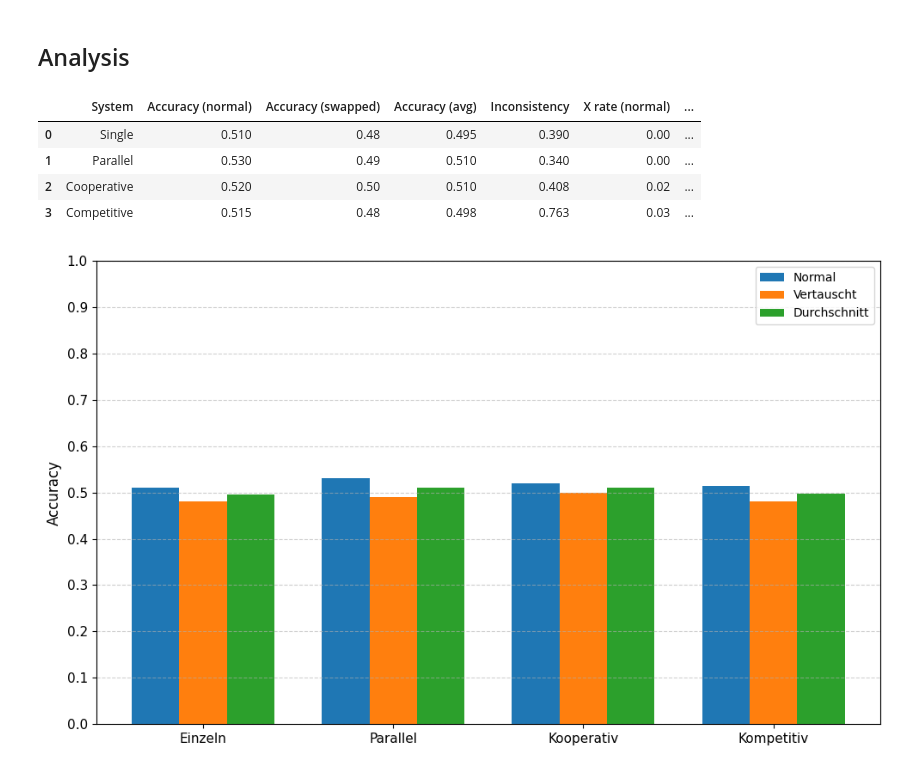
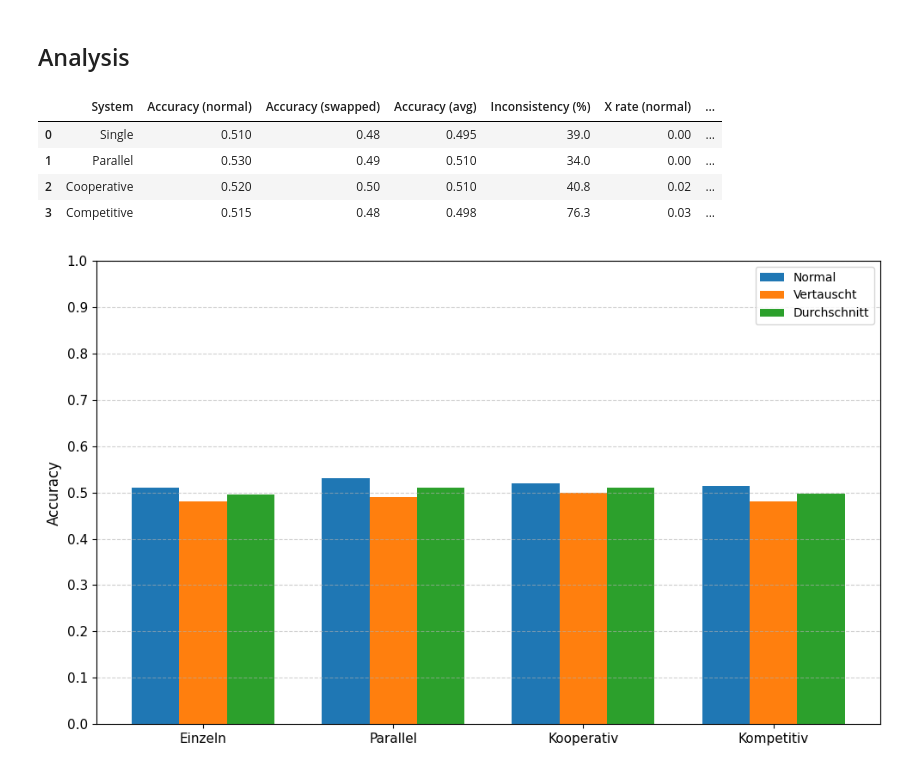
Before and after one commit to nikobiebl/Bachelorarbeit, a Jupyter notebook: JudgeBench/results.ipynb, the cells around one changed output. Drawn from its saved outputs; the diff is of its cells as text; code cells hidden in the pictures.

```diff
--- a/JudgeBench/results.ipynb
+++ b/JudgeBench/results.ipynb
@@ -28,48 +28,45 @@ for system, paths in file_paths.items():
 # Collect evaluation metrics
 results = []
 
 for system, dfs in data.items():
     df1, df2 = dfs["_1"], dfs["_2"]
 
     # Calculate accuracy (only valid A/B decisions)
     acc_1 = df1[df1["system_decision"].isin(["A", "B"])]["is_correct"].mean()
     acc_2 = df2[df2["system_decision"].isin(["A", "B"])]["is_correct"].mean()
     acc_avg = (acc_1 + acc_2) / 2
 
-    # Calculate proportion of invalid "X" responses
+    # Calculate proportion of "X" responses
     x_1 = (df1["system_decision"] == "X").mean()
     x_2 = (df2["system_decision"] == "X").mean()
 
-    # Consistency analysis (only rows with valid A/B decisions in both versions)
+    # Consistency check (only valid A/B in both versions)
     valid_mask = df1["system_decision"].isin(["A", "B"]) & df2["system_decision"].isin(["A", "B"])
-    valid_rows = df1[valid_mask].copy()
-    matching = df2[valid_mask]["system_decision"].reset_index(drop=True)
-
-    # Compare decisions to check consistency despite swapping
-    s1 = valid_rows["system_decision"].reset_index(drop=True)
+    s1 = df1[valid_mask]["system_decision"].reset_index(drop=True)
     s2 = df2[valid_mask]["system_decision"].reset_index(drop=True)
     consistent = s1 == s2
-    inconsistency_rate = 1 - consistent.mean()
+    inconsistency_rate_pct = round((1 - consistent.mean()) * 100, 1)
 
+    # Store results
     results.append({
         "System": system,
         "Accuracy (normal)": round(acc_1, 3),
         "Accuracy (swapped)": round(acc_2, 3),
         "Accuracy (avg)": round(acc_avg, 3),
-        "Inconsistency": round(inconsistency_rate, 3),
+        "Inconsistency (%)": inconsistency_rate_pct,
         "X rate (normal)": round(x_1, 3),
         "X rate (swapped)": round(x_2, 3)
     })
 
+# Display summary
 summary_df = pd.DataFrame(results)
-
 display(summary_df)
 # %% [output]
-|  | System | Accuracy (normal) | Accuracy (swapped) | Accuracy (avg) | Inconsistency | X rate (normal) | ... |
-| 0 | Single | 0.510 | 0.48 | 0.495 | 0.390 | 0.00 | ... |
-| 1 | Parallel | 0.530 | 0.49 | 0.510 | 0.340 | 0.00 | ... |
-| 2 | Cooperative | 0.520 | 0.50 | 0.510 | 0.408 | 0.02 | ... |
-| 3 | Competitive | 0.515 | 0.48 | 0.498 | 0.763 | 0.03 | ... |
+|  | System | Accuracy (normal) | Accuracy (swapped) | Accuracy (avg) | Inconsistency (%) | X rate (normal) | ... |
+| 0 | Single | 0.510 | 0.48 | 0.495 | 39.0 | 0.00 | ... |
+| 1 | Parallel | 0.530 | 0.49 | 0.510 | 34.0 | 0.00 | ... |
+| 2 | Cooperative | 0.520 | 0.50 | 0.510 | 40.8 | 0.02 | ... |
+| 3 | Competitive | 0.515 | 0.48 | 0.498 | 76.3 | 0.03 | ... |
 # %%
 # Define German labels for the evaluation systems
 system_labels_de = ["Einzeln", "Parallel", "Kooperativ", "Kompetitiv"]
```
Also changed, not shown: parts of 3 cells of this notebook, 1 other file.
